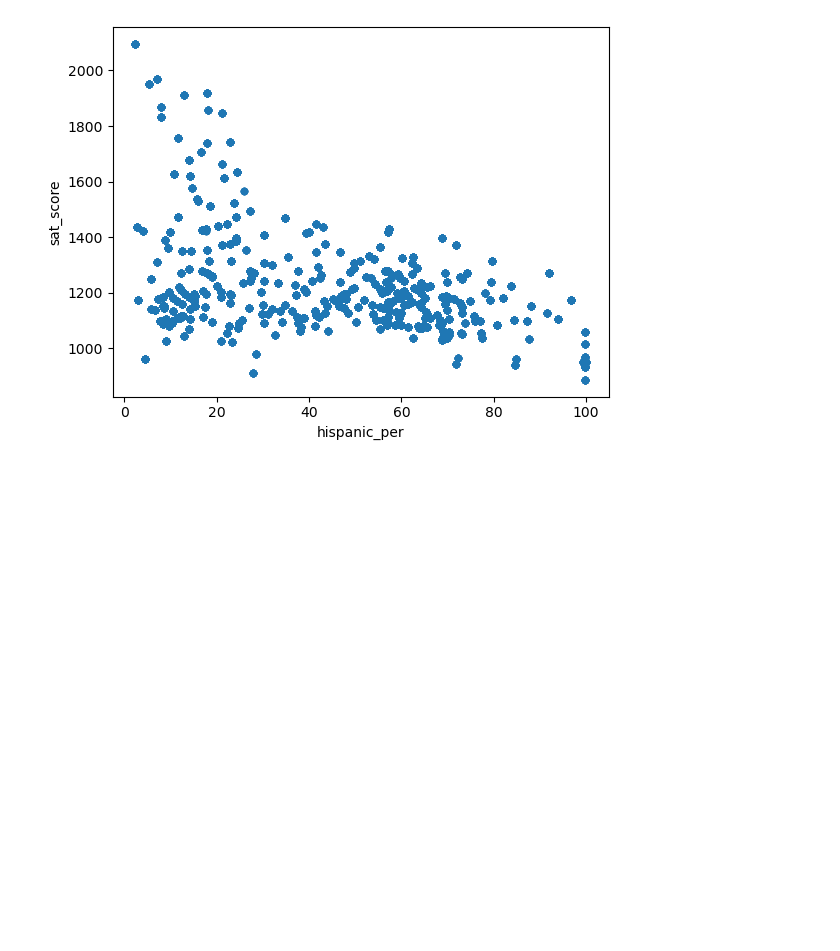
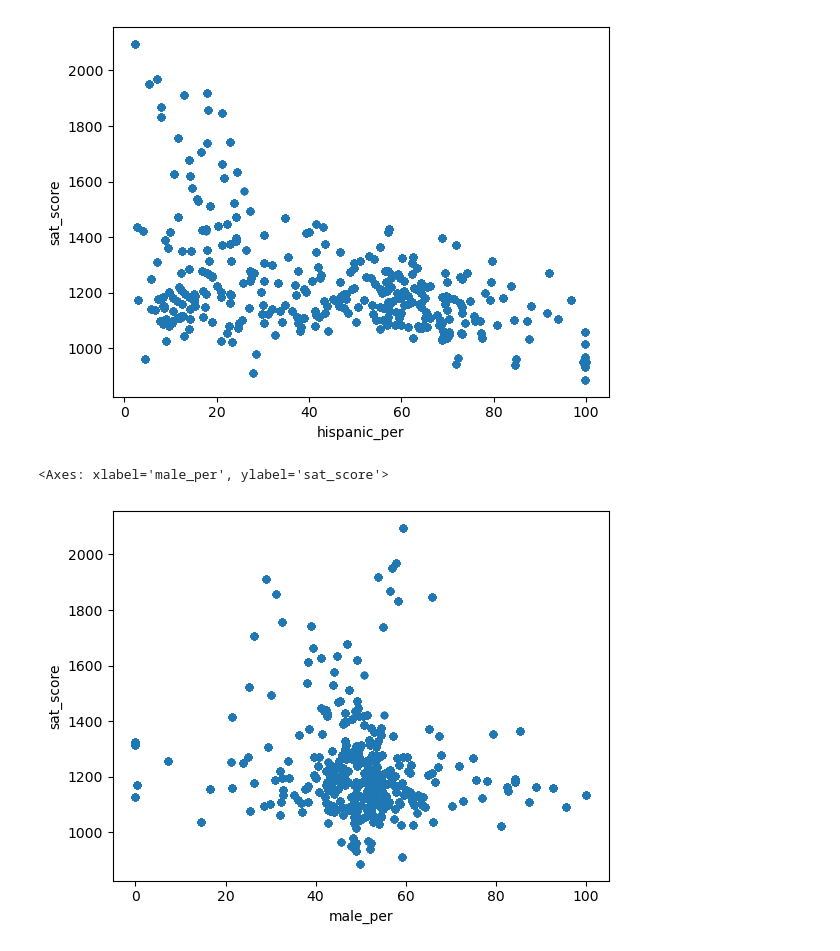
Before and after one commit to rabobahago/data_analytics_projects, a Jupyter notebook: analyzing_NYC_high_school_data/main.ipynb, the cells around one changed output. Drawn from its saved outputs; the diff is of its cells as text; code cells hidden in the pictures; blank space fills up the shorter version.

```diff
--- a/analyzing_NYC_high_school_data/main.ipynb
+++ b/analyzing_NYC_high_school_data/main.ipynb
@@ -165,0 +164,5 @@ print(combined[combined["hispanic_per"] > 95]["SCHOOL NAME"])
+# %%
+combined.plot.scatter("male_per", "sat_score")
+# %% [output]
+<Axes: xlabel='male_per', ylabel='sat_score'>
+[figure, added]
```
Also changed, not shown: parts of 4 cells of this notebook, 2 other files.
